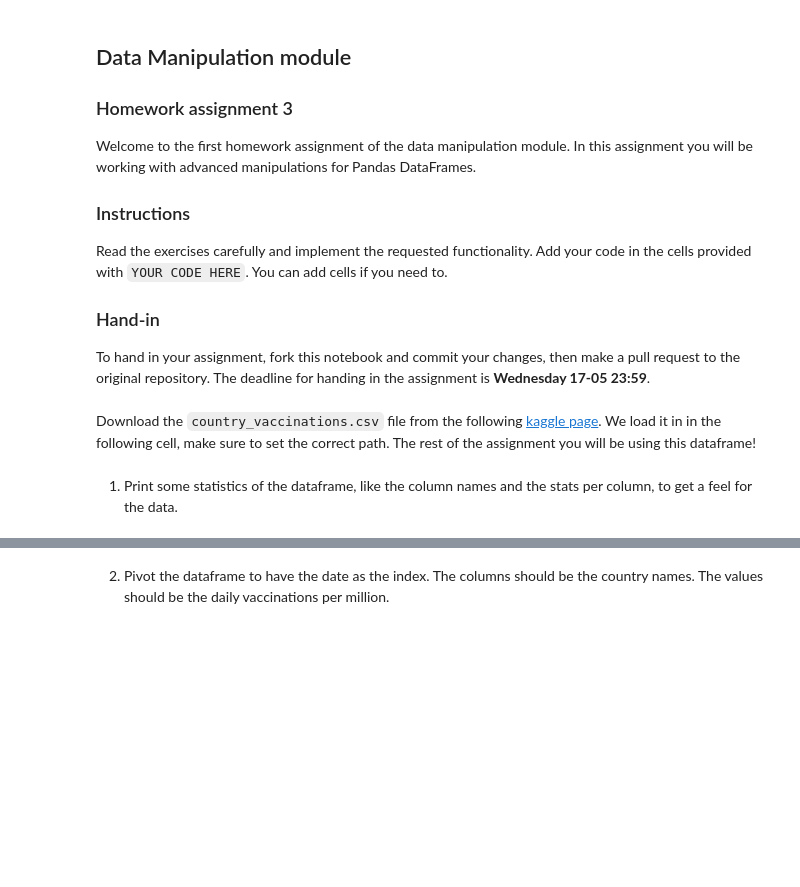
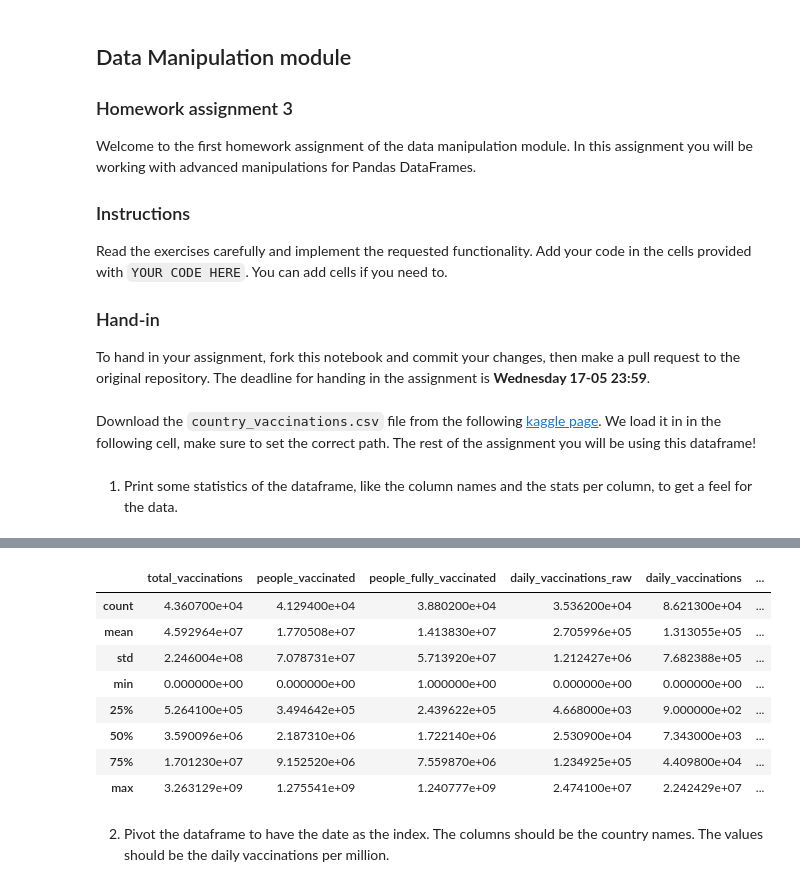
Before and after one commit to fenyx-it-academy/Class8-DataManipulation-Week20, a Jupyter notebook: assignment3.ipynb, the cells around one changed output, grey strips where cells are left out. Cells and saved outputs as stored; diff of their text form; code cells hidden in the pictures; blank space fills up the shorter version.

```diff
--- a/assignment3.ipynb
+++ b/assignment3.ipynb
@@ -21,4 +31,15 @@ df = pd.read_csv("/path/to/country_vaccinations.csv")
 # %%
 # YOUR CODE HERE
+df.describe()
+# %% [output]
+|  | total_vaccinations | people_vaccinated | people_fully_vaccinated | daily_vaccinations_raw | daily_vaccinations | ... |
+| count | 4.360700e+04 | 4.129400e+04 | 3.880200e+04 | 3.536200e+04 | 8.621300e+04 | ... |
+| mean | 4.592964e+07 | 1.770508e+07 | 1.413830e+07 | 2.705996e+05 | 1.313055e+05 | ... |
+| std | 2.246004e+08 | 7.078731e+07 | 5.713920e+07 | 1.212427e+06 | 7.682388e+05 | ... |
+| min | 0.000000e+00 | 0.000000e+00 | 1.000000e+00 | 0.000000e+00 | 0.000000e+00 | ... |
+| 25% | 5.264100e+05 | 3.494642e+05 | 2.439622e+05 | 4.668000e+03 | 9.000000e+02 | ... |
+| 50% | 3.590096e+06 | 2.187310e+06 | 1.722140e+06 | 2.530900e+04 | 7.343000e+03 | ... |
+| 75% | 1.701230e+07 | 9.152520e+06 | 7.559870e+06 | 1.234925e+05 | 4.409800e+04 | ... |
+| max | 3.263129e+09 | 1.275541e+09 | 1.240777e+09 | 2.474100e+07 | 2.242429e+07 | ... |
 # %% [markdown]
 2. Pivot the dataframe to have the date as the index. The columns should be the country names. The values should be the daily vaccinations per million.
```
Also changed, not shown: parts of 18 cells of this notebook, 2 other files.
